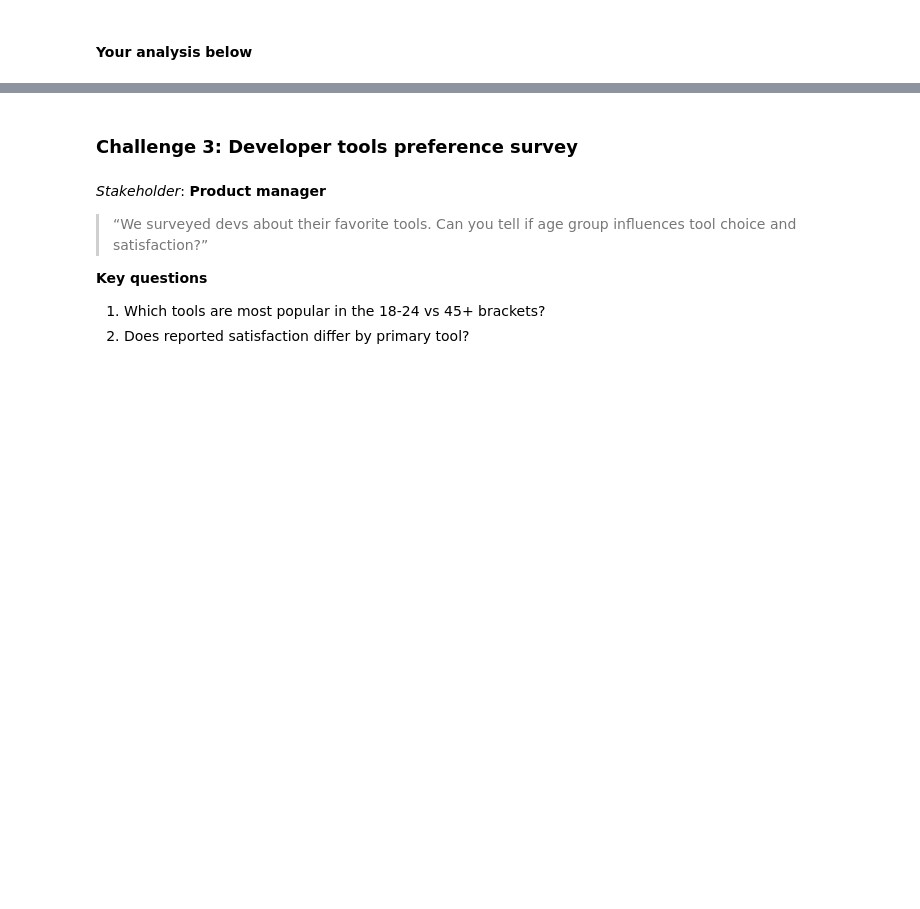
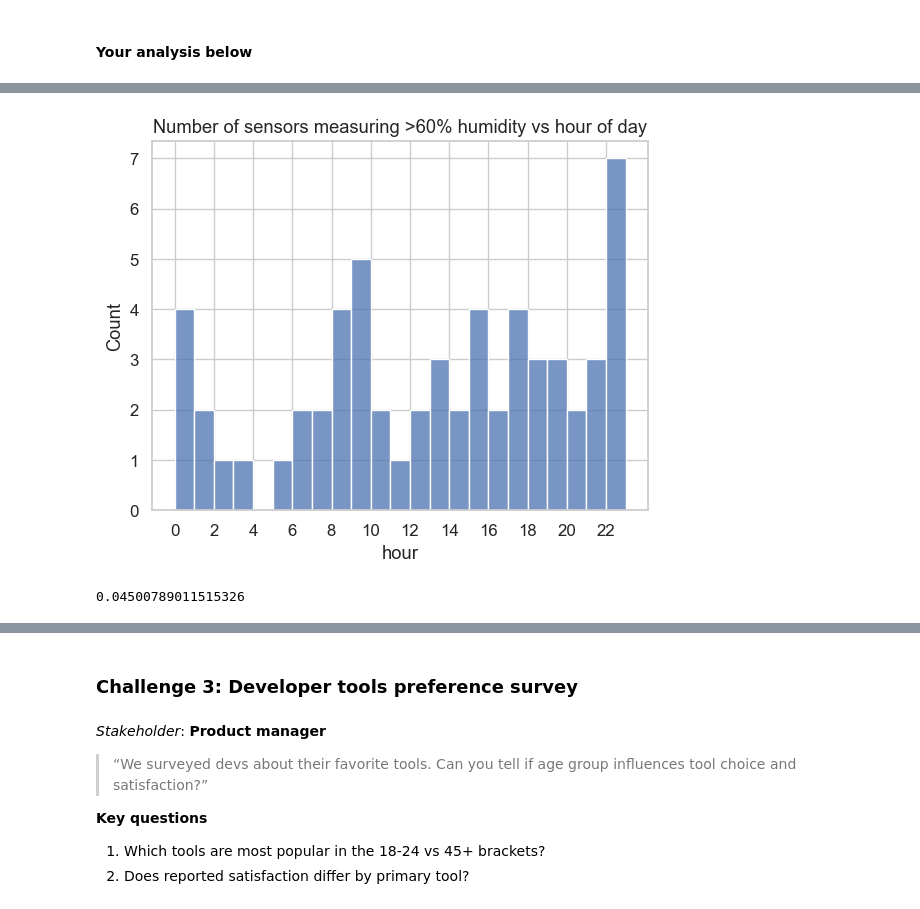
Before and after one commit to thomasha1310/rise-practicum, a Jupyter notebook: labs/lab-7-data-visualization/Data_Visualization_Lab.ipynb, the cells around one changed output, grey strips where cells are left out. Saved outputs shown, nothing was run; the diff lists cells and outputs as text; code cells hidden in the pictures; blank space fills up the shorter version.

```diff
--- a/labs/lab-7-data-visualization/Data_Visualization_Lab.ipynb
+++ b/labs/lab-7-data-visualization/Data_Visualization_Lab.ipynb
@@ -253,4 +316,9 @@ df.head()
 # %% [markdown]
 #### Your analysis below
 # %%
-# TODO: tidy the data, visualize, and answer questions
+df_tidy = df.melt(id_vars='timestamp', var_name='sensor', value_name='data')
+df_tidy['temp_celsius'] = df_tidy['data'].str.split('|').str[0].astype(float)
+df_tidy['humidity'] = df_tidy['data'].str.split('|').str[1].astype(int)
+df_tidy = df_tidy.drop('data', axis=1)
+df_tidy['hour'] = pd.to_datetime(df_tidy['timestamp']).dt.hour
+print(df_tidy)
@@ -256,0 +340,12 @@ df.head()
+# %%
+sns.histplot(data=df_tidy[df_tidy['humidity'] >= 60], x='hour', bins=range(0, 24))
+plt.title('Number of sensors measuring >60% humidity vs hour of day')
+plt.xticks(range(0, 24, 2))
+plt.show()
+# %% [output]
+[figure, added]
+# %%
+corr = df_tidy['temp_celsius'].corr(df_tidy['humidity'])
+print(corr)
+# %% [output]
+0.04500789011515326
```
Also changed, not shown: parts of 17 cells of this notebook.
